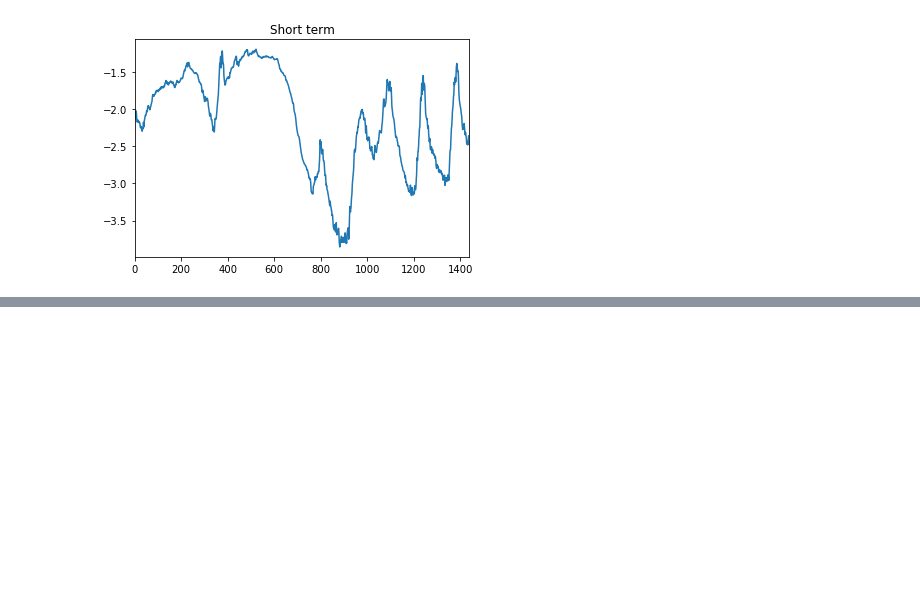
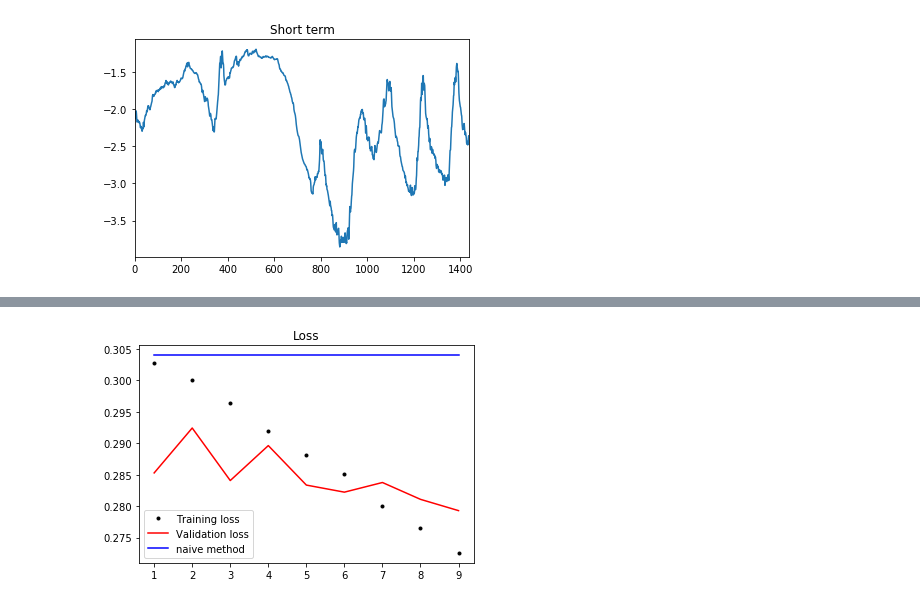
Before and after one commit to mohantyk/deep-learning-book, a Jupyter notebook: advanced-recurrent-networks.ipynb, the cells around one changed output, grey strips where cells are left out. Saved outputs shown, nothing was run; the diff lists cells and outputs as text; code cells hidden in the pictures; blank space fills up the shorter version.

```diff
--- a/advanced-recurrent-networks.ipynb
+++ b/advanced-recurrent-networks.ipynb
@@ -85,0 +203,16 @@ test_steps = df_normalized.shape[0] - 300001 - lookback
+# %%
+# Plots
+hist = gru_history.history
+epochs = gru_history.epoch
+train_loss = hist['loss']
+val_loss = hist['val_loss']
+
+plt.figure()
+plt.plot(epochs[1:], train_loss[1:], 'k.', label='Training loss')
+plt.plot(epochs[1:], val_loss[1:], 'r-', label='Validation loss')
+plt.plot(epochs[1:], 0.304*np.ones_like(epochs[1:]), 'b-', label='naive method')
+plt.title('Loss')
+plt.legend()
+plt.show()
+# %% [output]
+[figure, added]
```
Also changed, not shown: parts of 15 cells of this notebook.
